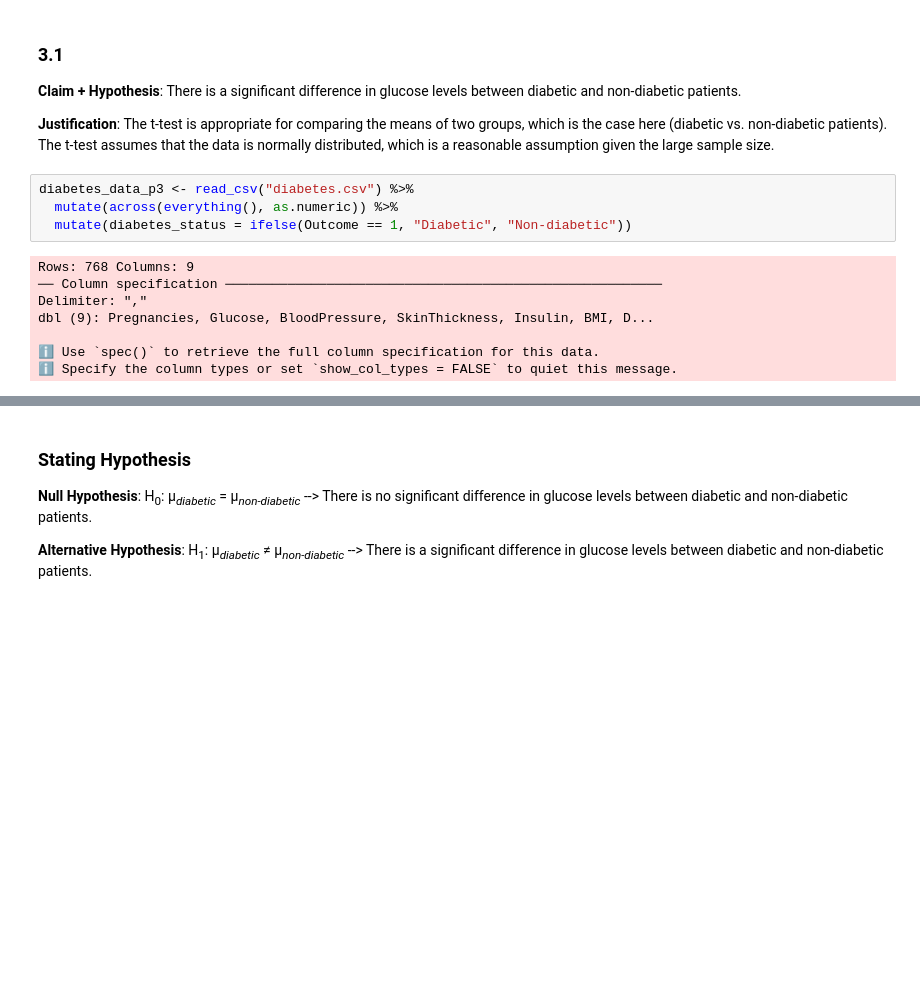
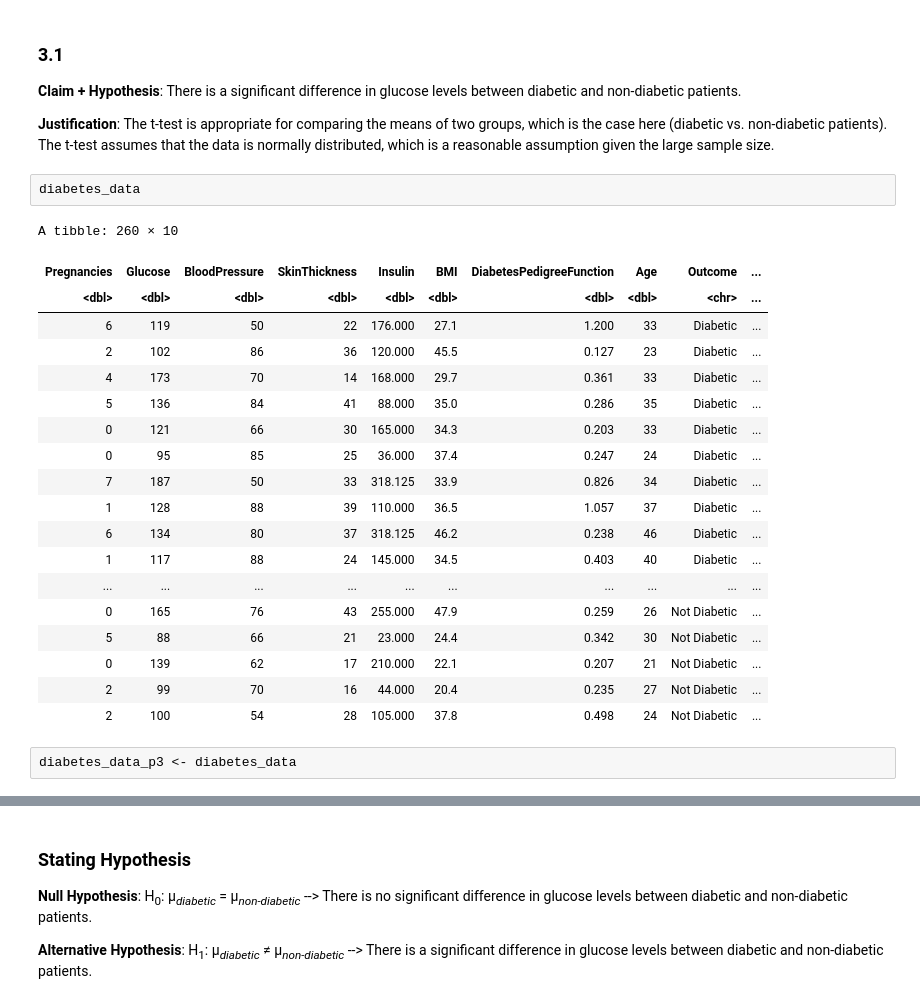
Before and after one commit to aadhamashraf/Analyzing-Diabetes-Dataset, a Jupyter notebook: DSAI-307-Final-Project.ipynb, the cells around one changed output, grey strips where cells are left out. Drawn from its saved outputs; the diff is of its cells as text; blank space fills up the shorter version.

```diff
--- a/DSAI-307-Final-Project.ipynb
+++ b/DSAI-307-Final-Project.ipynb
@@ -623,18 +611,30 @@ There is a significant difference in glucose levels between diabetic and non-dia
 
 **Justification**:
 The t-test is appropriate for comparing the means of two groups, which is the case here (diabetic vs. non-diabetic patients). The t-test assumes that the data is normally distributed, which is a reasonable assumption given the large sample size.
-# %%
-diabetes_data_p3 <- read_csv("diabetes.csv") %>%
-  mutate(across(everything(), as.numeric)) %>%
-  mutate(diabetes_status = ifelse(Outcome == 1, "Diabetic", "Non-diabetic"))
-# %% [output]
-Rows: 768 Columns: 9
-── Column specification ────────────────────────────────────────────────────────
-Delimiter: ","
-dbl (9): Pregnancies, Glucose, BloodPressure, SkinThickness, Insulin, BMI, D...
-
-ℹ Use `spec()` to retrieve the full column specification for this data.
-ℹ Specify the column types or set `show_col_types = FALSE` to quiet this message.
+# %%
+diabetes_data
+# %% [output]
+A tibble: 260 × 10
+| Pregnancies | Glucose | BloodPressure | SkinThickness | Insulin | BMI | DiabetesPedigreeFunction | Age | Outcome | ... |
+| <dbl> | <dbl> | <dbl> | <dbl> | <dbl> | <dbl> | <dbl> | <dbl> | <chr> | ... |
+| 6 | 119 | 50 | 22 | 176.000 | 27.1 | 1.200 | 33 | Diabetic | ... |
+| 2 | 102 | 86 | 36 | 120.000 | 45.5 | 0.127 | 23 | Diabetic | ... |
+| 4 | 173 | 70 | 14 | 168.000 | 29.7 | 0.361 | 33 | Diabetic | ... |
+| 5 | 136 | 84 | 41 | 88.000 | 35.0 | 0.286 | 35 | Diabetic | ... |
+| 0 | 121 | 66 | 30 | 165.000 | 34.3 | 0.203 | 33 | Diabetic | ... |
+| 0 | 95 | 85 | 25 | 36.000 | 37.4 | 0.247 | 24 | Diabetic | ... |
+| 7 | 187 | 50 | 33 | 318.125 | 33.9 | 0.826 | 34 | Diabetic | ... |
+| 1 | 128 | 88 | 39 | 110.000 | 36.5 | 1.057 | 37 | Diabetic | ... |
+| 6 | 134 | 80 | 37 | 318.125 | 46.2 | 0.238 | 46 | Diabetic | ... |
+| 1 | 117 | 88 | 24 | 145.000 | 34.5 | 0.403 | 40 | Diabetic | ... |
+| ... | ... | ... | ... | ... | ... | ... | ... | ... | ... |
+| 0 | 165 | 76 | 43 | 255.000 | 47.9 | 0.259 | 26 | Not Diabetic | ... |
+| 5 | 88 | 66 | 21 | 23.000 | 24.4 | 0.342 | 30 | Not Diabetic | ... |
+| 0 | 139 | 62 | 17 | 210.000 | 22.1 | 0.207 | 21 | Not Diabetic | ... |
+| 2 | 99 | 70 | 16 | 44.000 | 20.4 | 0.235 | 27 | Not Diabetic | ... |
+| 2 | 100 | 54 | 28 | 105.000 | 37.8 | 0.498 | 24 | Not Diabetic | ... |
+# %%
+diabetes_data_p3 <- diabetes_data
 # %%
 diabetes_data_p3
 # %% [output]
```
Also changed, not shown: parts of 67 cells of this notebook, 1 other file.
